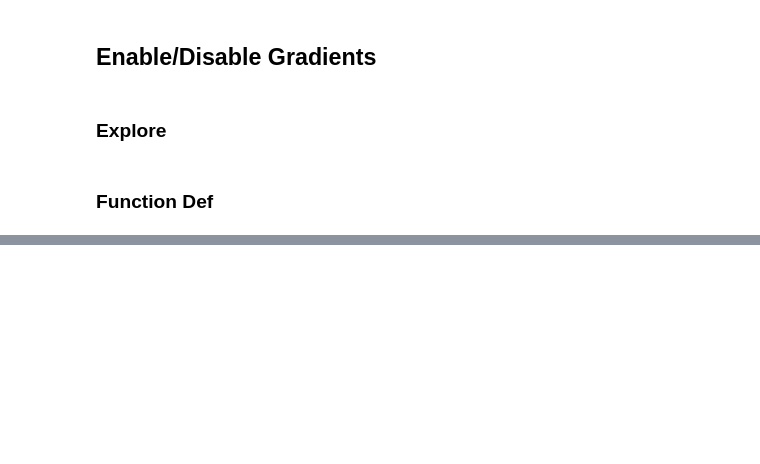
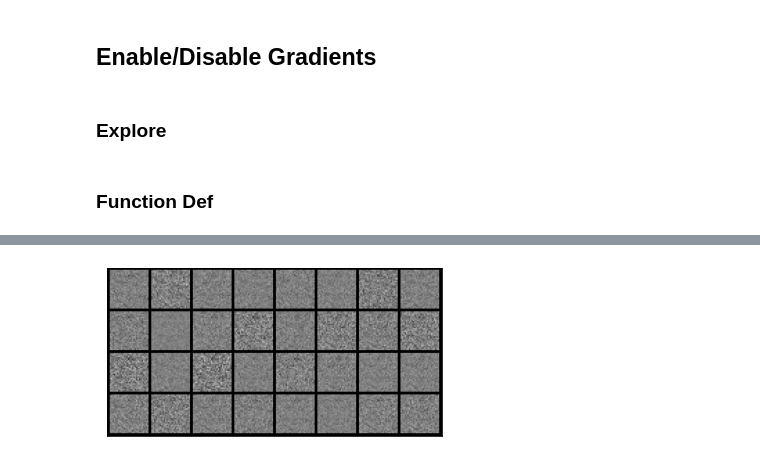
Before and after one commit to oliveradk/cult, a Jupyter notebook: 00c_core.utils.ipynb, the cells around one changed output, grey strips where cells are left out. Cells and saved outputs as stored; diff of their text form; code cells hidden in the pictures; blank space fills up the shorter version.

```diff
--- a/00c_core.utils.ipynb
+++ b/00c_core.utils.ipynb
@@ -180,0 +218,8 @@ loss.backward()
+# %%
+fc_vae = FCVAE(8)
+# %%
+with torch.no_grad():
+    rec_x, _mu, _logvar = fc_vae(mnist_batch)
+    show_batch(rec_x[0:32])
+# %% [output]
+[figure, added]
```
Also changed, not shown: parts of 12 cells of this notebook, 2 other files.
